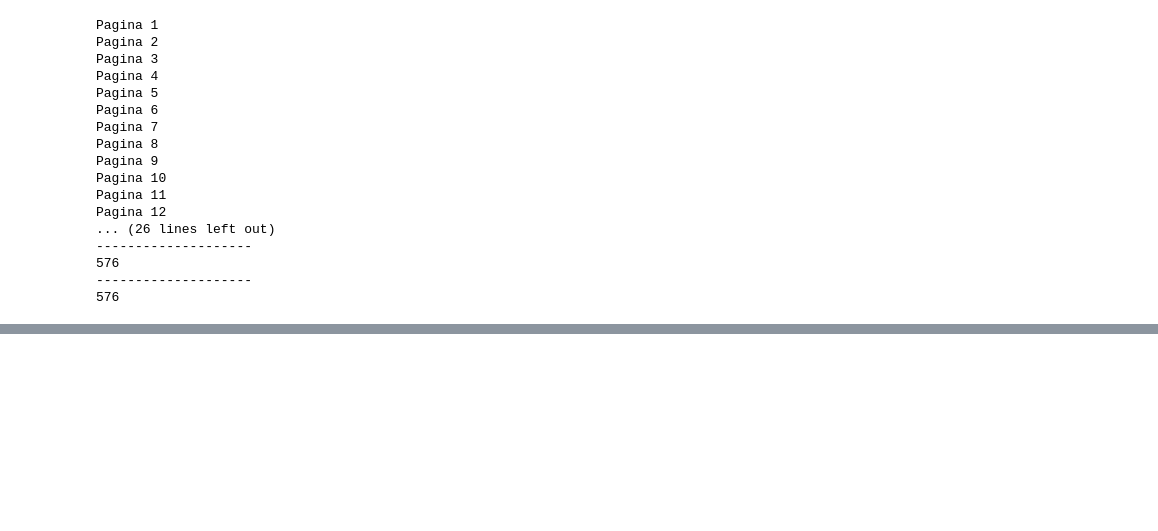
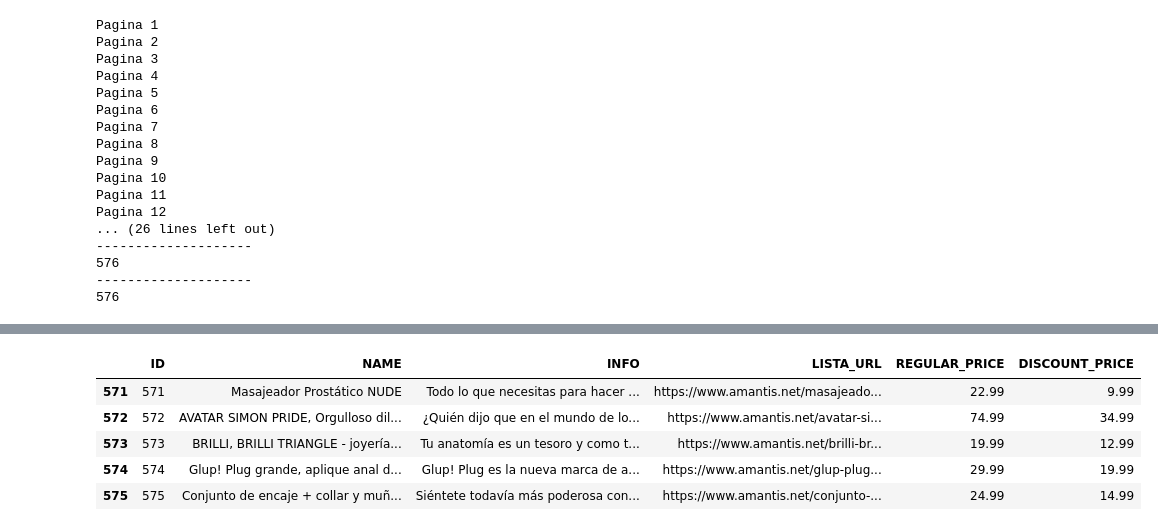
Before and after one commit to 75Engel/Webscrapping_tienda_online, a Jupyter notebook: Notebook/Scrape.ipynb, the cells around one changed output, grey strips where cells are left out. Cells and saved outputs as stored; diff of their text form; code cells hidden in the pictures; blank space fills up the shorter version.

Commit message:
Update file
create 2 dataframes

```diff
--- a/Notebook/Scrape.ipynb
+++ b/Notebook/Scrape.ipynb
@@ -1105,0 +1030,38 @@ memory usage: 40.5+ KB
+# %%
+productos=pd.DataFrame(diccionario_datos_productos)
+
+
+comentarios_productos=pd.DataFrame(diccionario_comentarios_productos)
+
+id=[]
+comments=[]
+date=[]
+ratio=[]
+users=[]
+comment=[]
+
+comentarios=pd.DataFrame()
+diccionario={"id":id,"comments":comments}
+
+for id_product,n_comments in enumerate (comentarios_productos['COMENTARIOS']):
+    # print("Imprimiendo texto del indice",id_product)
+    # print("Imprimiento n_comentarios",len(n_comments))
+    for i in n_comments:
+        # print("id",id_product,"coments",comments)
+        id.append(id_product)
+        comments.append(i)
+
+
+for j in range(len(diccionario['comments'])):
+    date.append(diccionario['comments'][j][0])
+    ratio.append(diccionario['comments'][j][1])
+    users.append(diccionario['comments'][j][2])
+    comment.append(diccionario['comments'][j][3])
+
+
+comentarios['id']=pd.Series(id)
+comentarios['date']=pd.Series(date)
+comentarios['ratio']=pd.Series(ratio)
+comentarios['users']=pd.Series(users)
+comentarios['comment']=pd.Series(comment)
+comentarios.info()
@@ -1106,2 +1093,12 @@ memory usage: 40.5+ KB
+# %%
+comentarios.tail()
+productos.tail()
+# %% [output]
+|  | ID | NAME | INFO | LISTA_URL | REGULAR_PRICE | DISCOUNT_PRICE |
+| 571 | 571 | Masajeador Prostático NUDE | Todo lo que necesitas para hacer ... | https://www.amantis.net/masajeado... | 22.99 | 9.99 |
+| 572 | 572 | AVATAR SIMON PRIDE, Orgulloso dil... | ¿Quién dijo que en el mundo de lo... | https://www.amantis.net/avatar-si... | 74.99 | 34.99 |
+| 573 | 573 | BRILLI, BRILLI TRIANGLE - joyería... | Tu anatomía es un tesoro y como t... | https://www.amantis.net/brilli-br... | 19.99 | 12.99 |
+| 574 | 574 | Glup! Plug grande, aplique anal d... | Glup! Plug es la nueva marca de a... | https://www.amantis.net/glup-plug... | 29.99 | 19.99 |
+| 575 | 575 | Conjunto de encaje + collar y muñ... | Siéntete todavía más poderosa con... | https://www.amantis.net/conjunto-... | 24.99 | 14.99 |
 # %%
 dataframe.to_csv(file,header=True,index=False)           # Tengo que generar el path correcto
```
Also changed, not shown: parts of 20 cells of this notebook.
